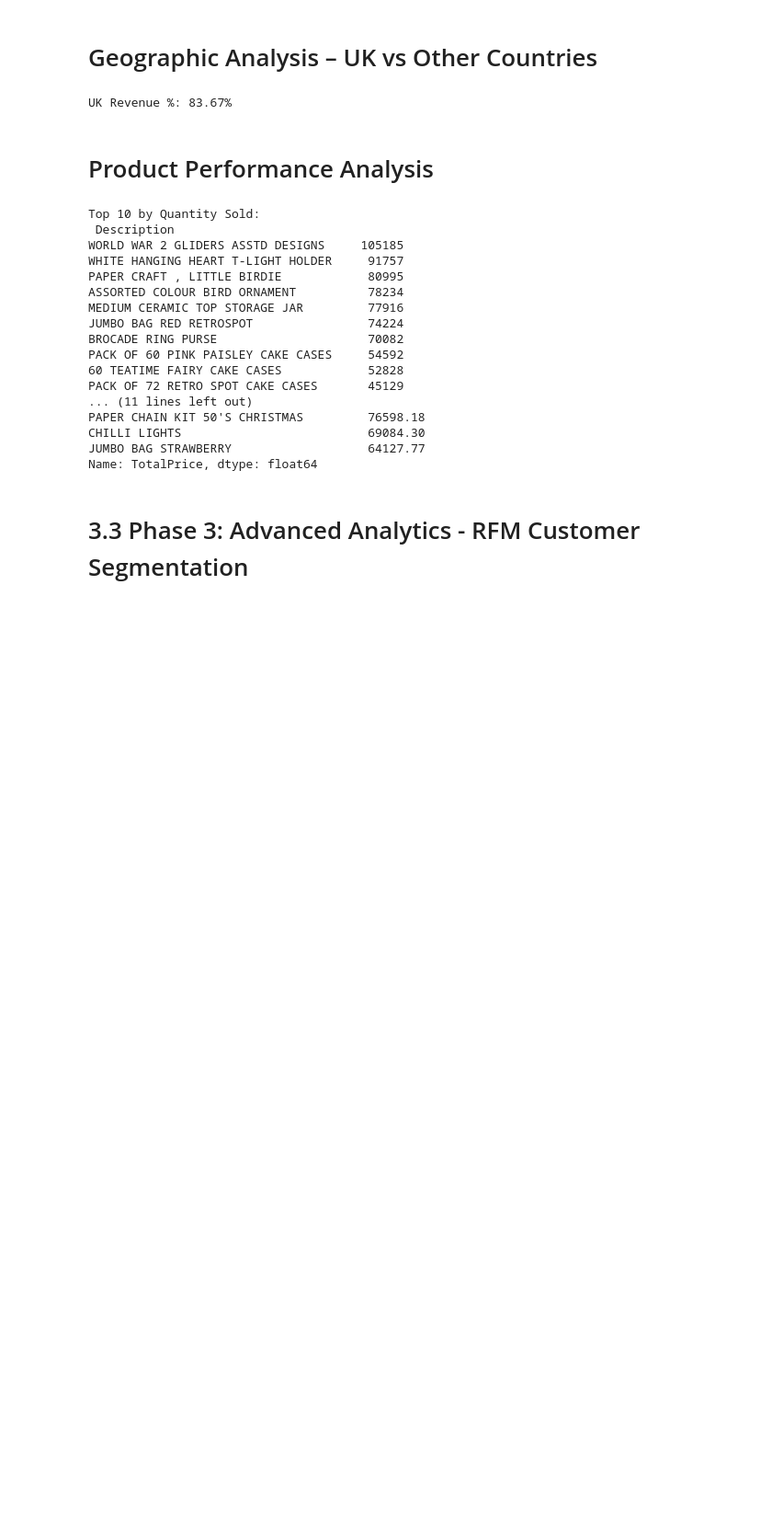
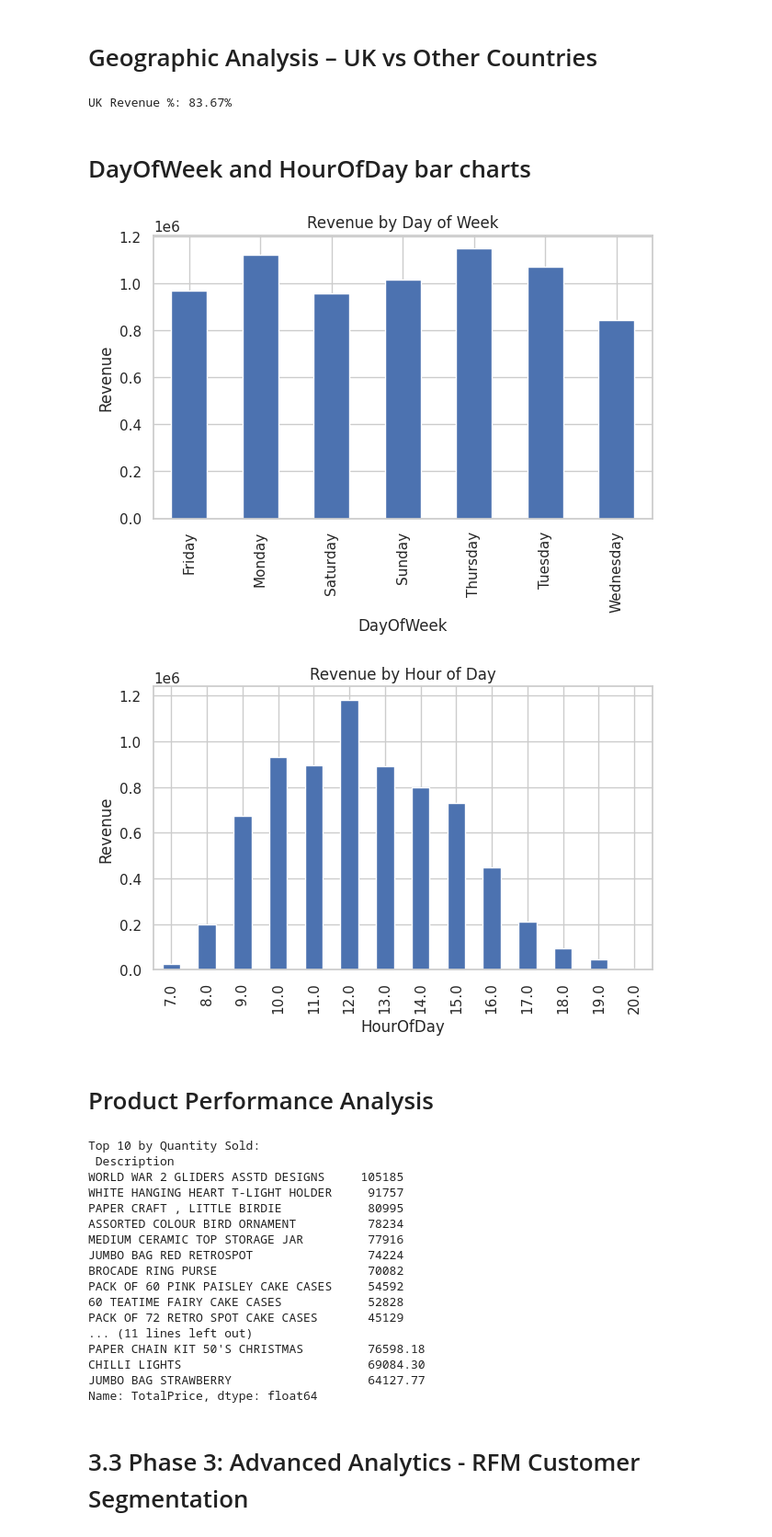
Before and after one commit to ShenSingh/StrategicGrowthAnalysis-UniqueGiftsLtd, a Jupyter notebook: notebooks/retail_analysis.ipynb, the cells around one changed output. Shown: that part at 92% size. Cells and saved outputs as stored; diff of their text form; code cells hidden in the pictures; blank space fills up the shorter version.

```diff
--- a/notebooks/retail_analysis.ipynb
+++ b/notebooks/retail_analysis.ipynb
@@ -476,6 +476,25 @@ uk_percentage = (uk_revenue / total_revenue) * 100
 print(f"UK Revenue %: {uk_percentage:.2f}%")
 # %% [output]
 UK Revenue %: 83.67%
+# %% [markdown]
+# DayOfWeek and HourOfDay bar charts
+# %%
+import matplotlib.pyplot as plt
+
+# Revenue by DayOfWeek
+day_sales = df.groupby('DayOfWeek')['TotalPrice'].sum()
+day_sales.plot(kind='bar', figsize=(7,4), title="Revenue by Day of Week")
+plt.ylabel("Revenue")
+plt.show()
+
+# Revenue by HourOfDay
+hour_sales = df.groupby('HourOfDay')['TotalPrice'].sum()
+hour_sales.plot(kind='bar', figsize=(7,4), title="Revenue by Hour of Day")
+plt.ylabel("Revenue")
+plt.show()
+# %% [output]
+[figure, added]
+[figure, added]
 # %% [markdown]
 # Product Performance Analysis
 # %%
```
Also changed, not shown: parts of 10 cells of this notebook, 5 other files.
